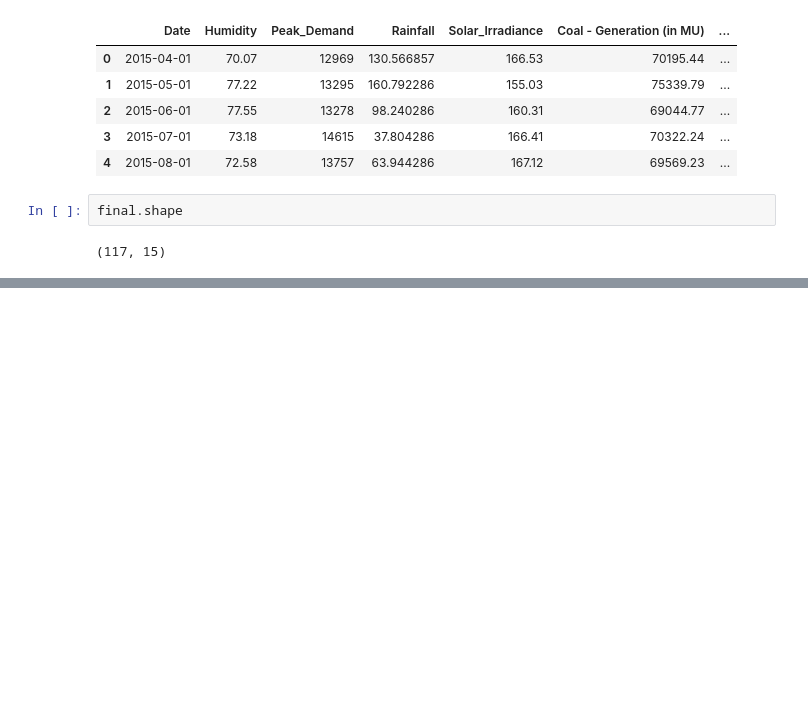
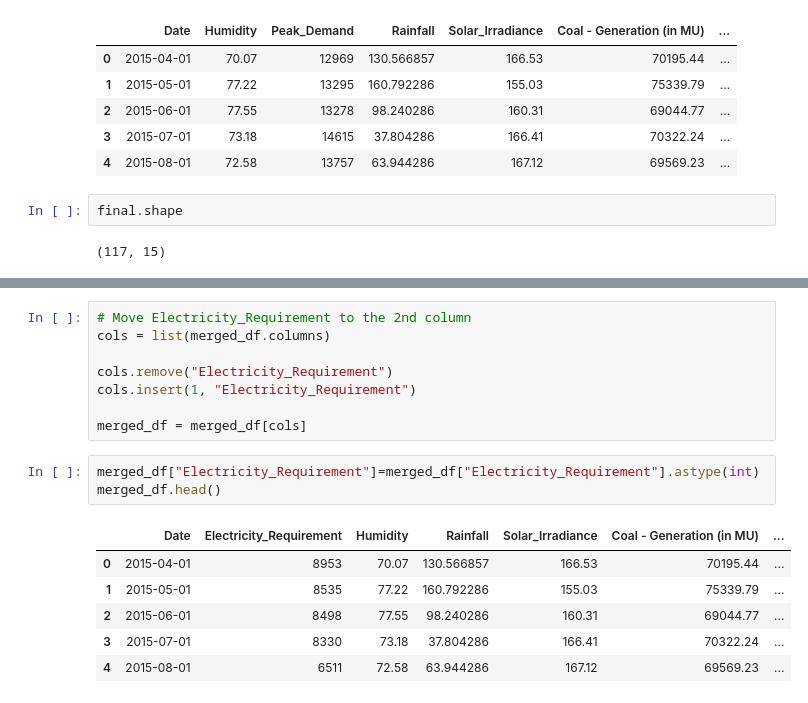
Before and after one commit to tamil43/Final-year-project-2027, a Jupyter notebook: Electricity Demand and Supply Forecasting/Data_pre_processing/exploring_data.ipynb, the cells around one changed output, grey strips where cells are left out. Drawn from its saved outputs; the diff is of its cells as text; blank space fills up the shorter version.

```diff
--- a/Electricity Demand and Supply Forecasting/Data_pre_processing/exploring_data.ipynb
+++ b/Electricity Demand and Supply Forecasting/Data_pre_processing/exploring_data.ipynb
@@ -198,0 +300,18 @@ final.shape
+# %%
+# Move Electricity_Requirement to the 2nd column
+cols = list(merged_df.columns)
+
+cols.remove("Electricity_Requirement")
+cols.insert(1, "Electricity_Requirement")
+
+merged_df = merged_df[cols]
+# %%
+merged_df["Electricity_Requirement"]=merged_df["Electricity_Requirement"].astype(int)
+merged_df.head()
+# %% [output]
+|  | Date | Electricity_Requirement | Humidity | Rainfall | Solar_Irradiance | Coal - Generation (in MU) | ... |
+| 0 | 2015-04-01 | 8953 | 70.07 | 130.566857 | 166.53 | 70195.44 | ... |
+| 1 | 2015-05-01 | 8535 | 77.22 | 160.792286 | 155.03 | 75339.79 | ... |
+| 2 | 2015-06-01 | 8498 | 77.55 | 98.240286 | 160.31 | 69044.77 | ... |
+| 3 | 2015-07-01 | 8330 | 73.18 | 37.804286 | 166.41 | 70322.24 | ... |
+| 4 | 2015-08-01 | 6511 | 72.58 | 63.944286 | 167.12 | 69569.23 | ... |
```
Also changed, not shown: parts of 27 cells of this notebook, 1 other file.
